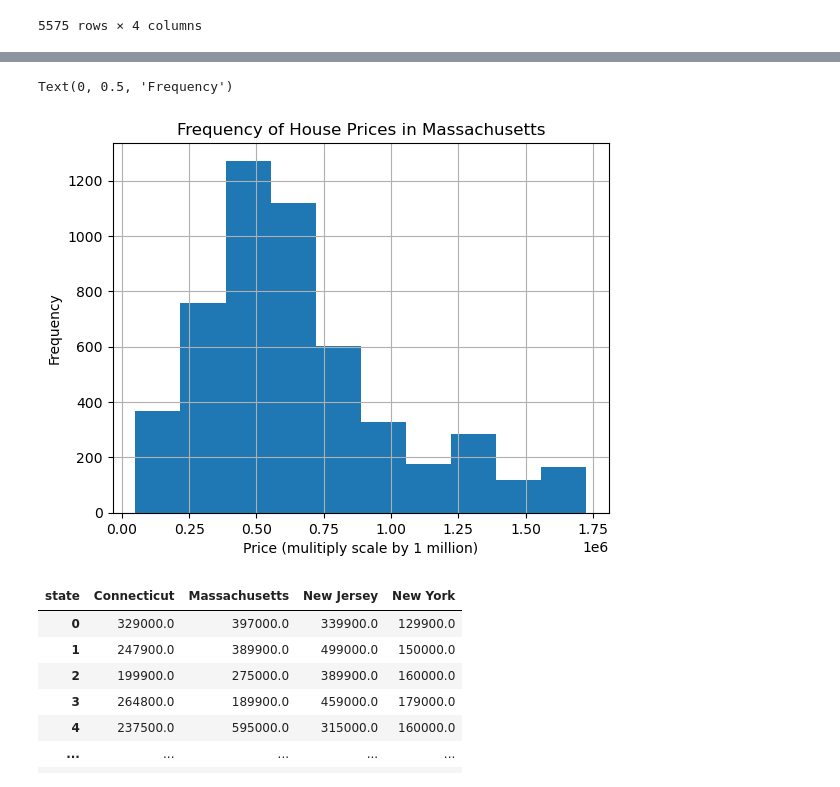
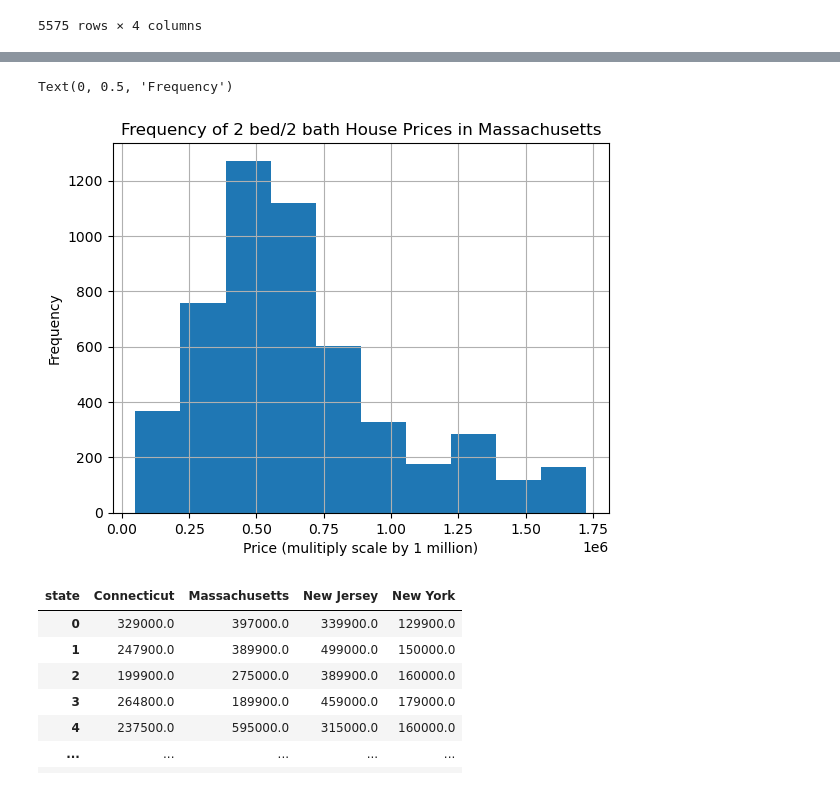
Before and after one commit to NMcHale029/BC-Project-1, a Jupyter notebook: question-3.ipynb, the cells around one changed output, grey strips where cells are left out. Cells and saved outputs as stored; diff of their text form; code cells hidden in the pictures.

```diff
--- a/question-3.ipynb
+++ b/question-3.ipynb
@@ -198,12 +223,12 @@ price_state_mass_df = mass_df[['price','state']].copy()
 # %%
 
 mass_df.hist(column='price')
-plt.title("Frequency of House Prices in Massachusetts")
+plt.title("Frequency of 2 bed/2 bath House Prices in Massachusetts")
 plt.xlabel("Price (mulitiply scale by 1 million)")
 plt.ylabel("Frequency")
 # %% [output]
 Text(0, 0.5, 'Frequency')
-[figure, old version]
+[figure, new version]
 # %%
 
 next_df= price_state_df.set_index([price_state_df.groupby('state')['state'].cumcount(), 'state'])['price'].unstack()
```
Also changed, not shown: parts of 7 cells of this notebook.
